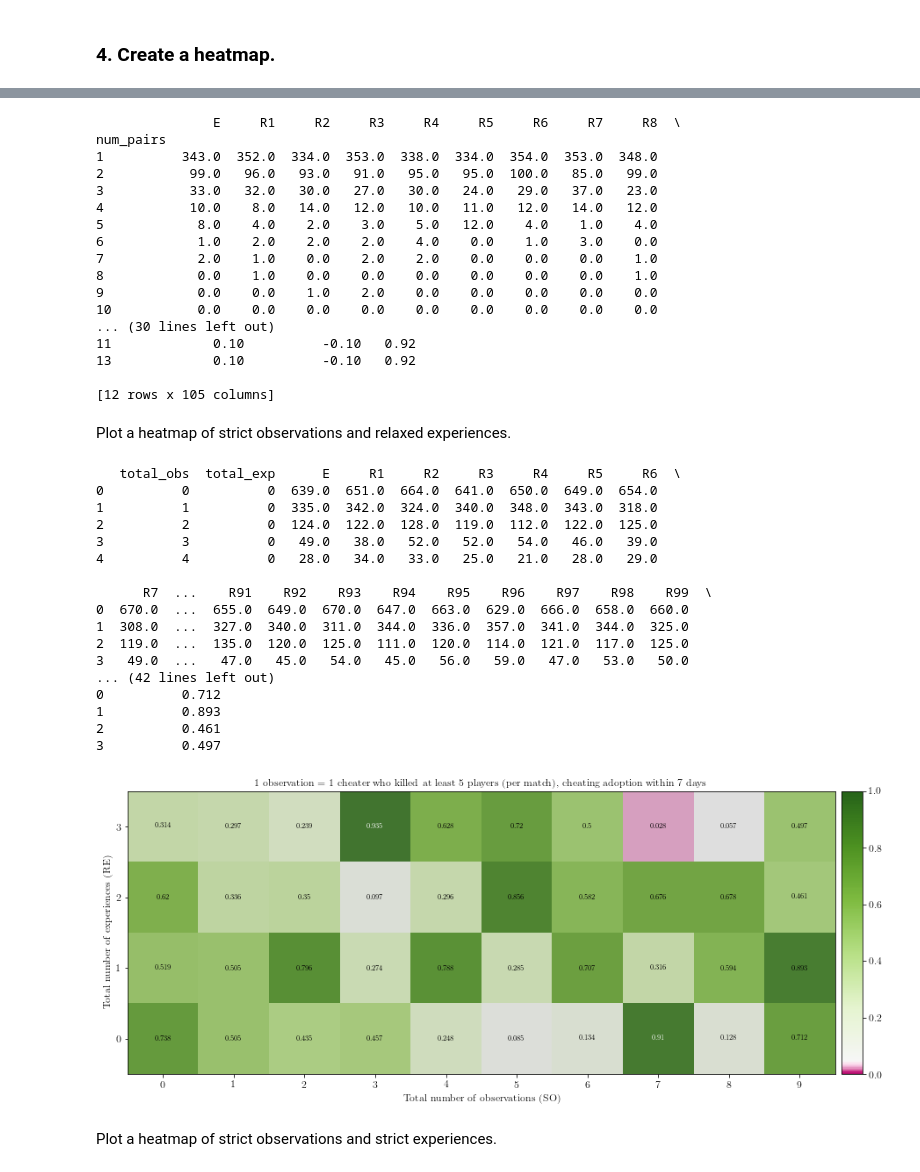
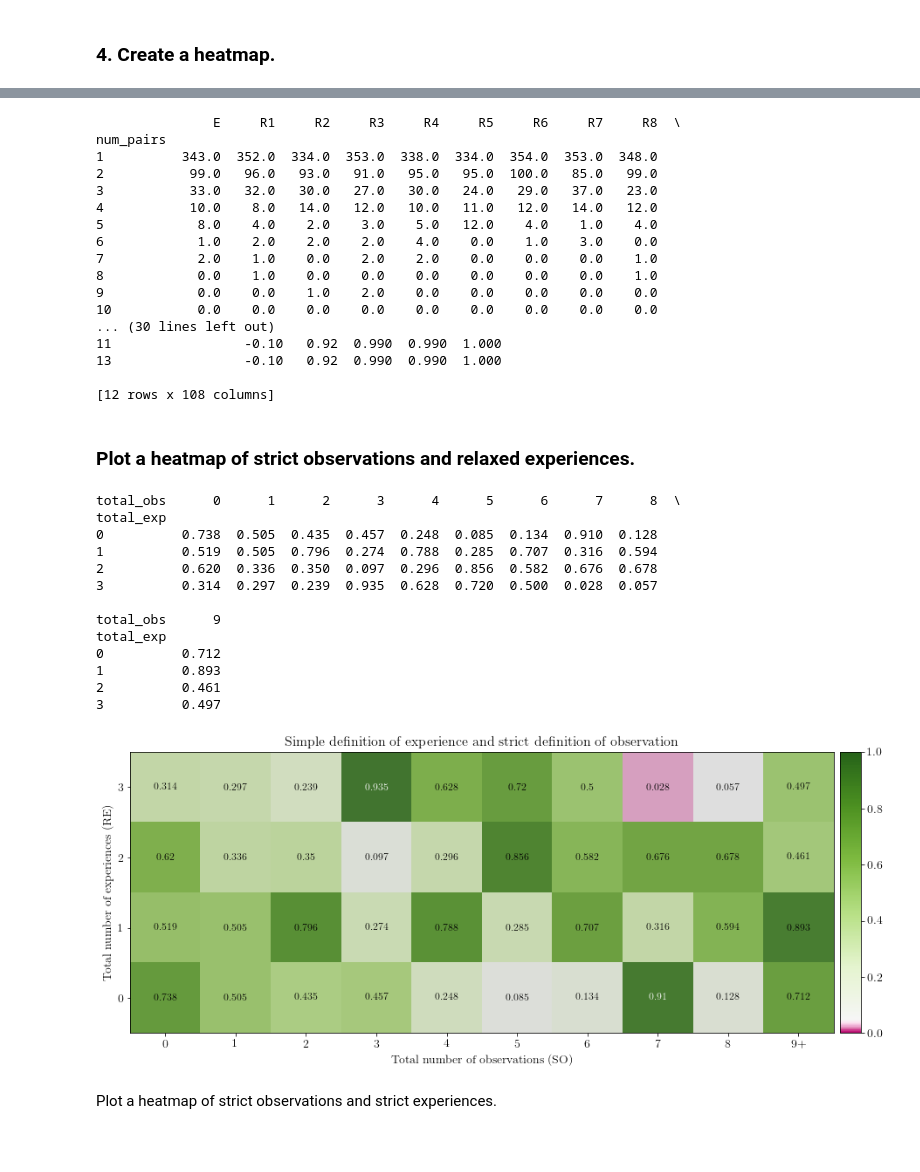
Before and after one commit to social-research/cheating, a Jupyter notebook: 06-combine-two-mechanisms.ipynb, the cells around one changed output, grey strips where cells are left out. Drawn from its saved outputs; the diff is of its cells as text; code cells hidden in the pictures; blank space fills up the shorter version.

```diff
--- a/06-combine-two-mechanisms.ipynb
+++ b/06-combine-two-mechanisms.ipynb
@@ -350,13 +350,13 @@ params = {
     'image.cmap': 'PiYG',
     'axes.grid': False,
     'savefig.dpi': 150,
-    'axes.labelsize': 12, # Adjust the font size of x and y labels.
-    'axes.titlesize': 12,
+    'axes.labelsize': 14, # Adjust the font size of x and y labels.
+    'axes.titlesize': 16,
     'axes.facecolor': 'gray',
-    'font.size': 8,
+    'font.size': 12,
     'legend.fontsize': 6,
-    'xtick.labelsize': 12,
-    'ytick.labelsize': 12,
+    'xtick.labelsize': 14,
+    'ytick.labelsize': 14,
     'text.usetex': True,
     'figure.figsize': [15, 7],
     'font.family': 'serif'
@@ -517,8 +534,15 @@ sum_tab.to_csv('sum_tab.csv', index=False)
 
 sum_tab['observed_stat'] = (sum_tab['E'] - sum_tab['rand_mean']) / sum_tab['rand_std']
 sum_tab['p_val'] = scipy.stats.norm.sf(abs(sum_tab['observed_stat'])) * 2
-sum_tab = sum_tab.round({"rand_mean":2, "rand_std":2, "observed_stat":2, "p_val":2})
+
+sum_tab['cdf'] = scipy.stats.poisson.cdf(sum_tab['E'], sum_tab['rand_mean'])
+sum_tab['pmf'] = scipy.stats.poisson.pmf(sum_tab['E'], sum_tab['rand_mean'])
+sum_tab['prob'] = 1 - sum_tab['cdf'] + sum_tab['pmf']
+
+sum_tab = sum_tab.round({"rand_mean": 2, "rand_std": 2, "observed_stat": 2,
+                         "p_val": 2, "cdf": 3, "pmf": 3, "prob": 3})
 print(sum_tab)
+sum_tab.to_csv('sum_tab.csv', index=False)
 # %% [output]
                E     R1     R2     R3     R4     R5     R6     R7     R8  \
 num_pairs
@@ -533,22 +557,23 @@ num_pairs
 9            0.0    0.0    1.0    2.0    0.0    0.0    0.0    0.0    0.0
 10           0.0    0.0    0.0    0.0    0.0    0.0    0.0    0.0    0.0
 ... (30 lines left out)
-11             0.10          -0.10   0.92
-13             0.10          -0.10   0.92
+11                 -0.10   0.92  0.990  0.990  1.000
+13                 -0.10   0.92  0.990  0.990  1.000
 
-[12 rows x 105 columns]
+[12 rows x 108 columns]
 # %% [markdown]
-Plot a heatmap of strict observations and relaxed experiences.
+### Plot a heatmap of strict observations and relaxed experiences.
 # %%
 merged_df = pd.read_csv('data/SO_RE.csv')
 test_dat = merged_df.sort_values(['total_exp', 'total_obs']).reset_index(drop=True)
-print(test_dat.head())
+# print(test_dat.head())
 
 col_list = list(test_dat.columns[2:])
 
 res = test_dat.groupby([test_dat.total_exp, pd.cut(test_dat.total_obs,
                                                    [-np.inf, 0, 1, 2, 3, 4, 5, 6, 7, 8, np.inf],
-                                                   labels = [0, 1, 2, 3, 4, 5, 6, 7, 8, 9])])[col_list].sum().reset_index()
+                                                   labels = [0, 1, 2, 3, 4,
+                                                             5, 6, 7, 8, 9])])[col_list].sum().reset_index()
 
 test_dat = res.groupby([res.total_obs, pd.cut(res.total_exp,[-np.inf, 0, 1, 2, np.inf],
                                               labels = [0, 1, 2, 3])])[col_list].sum().reset_index()
@@ -559,54 +584,50 @@ test_dat['pmf'] = scipy.stats.poisson.pmf(test_dat['E'], test_dat['rand_mean'])
 test_dat['prob'] = 1 - test_dat['cdf'] + test_dat['pmf']
 
 test_dat = test_dat.round({"rand_mean":2, "cdf":3, "pmf":3, "prob":3})
-print(test_dat.head())
+# print(test_dat.head())
 
 piv = pd.pivot_table(test_dat, values="prob",index=["total_exp"], columns=["total_obs"])
 print(piv)
 
 # Plot a heatmap.
 norm = DivergingNorm(vmin=0, vcenter=0.05, vmax=1)
-
 fig, ax = plt.subplots()
 img1 = ax.imshow(piv, alpha=0.8, norm=norm)
 ax.set_xticks(np.arange(piv.shape[1]))
+new_xticks = [0, 1, 2, 3, 4, 5, 6, 7, 8, '9+']
+ax.set_xticklabels(new_xticks)
 ax.set_yticks(np.arange(piv.shape[0]))
-plt.title('1 observation = 1 cheater who killed at least 5 players (per match), cheating adoption within 7 days')
+plt.title('Simple definition of experience and strict definition of observation')
 plt.xlabel('Total number of observations (SO)')
 plt.ylabel('Total number of experiences (RE)')
 
 textcolors = ["k", "w"]
 
 for y in range(piv.shape[0]):
     for x in range(piv.shape[1]):
         if np.isnan(piv[x][y]) == False:
             text = ax.text(x, y, piv[x][y], ha="center", va="center",
                            color=textcolors[1 if piv[x][y] <= 0.01 or piv[x][y] >= 0.9 else 0])
 
-
 cbar = colorbar(img1)
 cbar.solids.set_edgecolor("face")
 plt.show()
 fig.savefig('figs/SO_RE_p_vals.png')
 # %% [output]
-   total_obs  total_exp      E     R1     R2     R3     R4     R5     R6  \
-0          0          0  639.0  651.0  664.0  641.0  650.0  649.0  654.0
-1          1          0  335.0  342.0  324.0  340.0  348.0  343.0  318.0
-2          2          0  124.0  122.0  128.0  119.0  112.0  122.0  125.0
-3          3          0   49.0   38.0   52.0   52.0   54.0   46.0   39.0
-4          4          0   28.0   34.0   33.0   25.0   21.0   28.0   29.0
+total_obs      0      1      2      3      4      5      6      7      8  \
+total_exp
+0          0.738  0.505  0.435  0.457  0.248  0.085  0.134  0.910  0.128
+1          0.519  0.505  0.796  0.274  0.788  0.285  0.707  0.316  0.594
+2          0.620  0.336  0.350  0.097  0.296  0.856  0.582  0.676  0.678
+3          0.314  0.297  0.239  0.935  0.628  0.720  0.500  0.028  0.057
 
-      R7  ...    R91    R92    R93    R94    R95    R96    R97    R98    R99  \
-0  670.0  ...  655.0  649.0  670.0  647.0  663.0  629.0  666.0  658.0  660.0
-1  308.0  ...  327.0  340.0  311.0  344.0  336.0  357.0  341.0  344.0  325.0
-2  119.0  ...  135.0  120.0  125.0  111.0  120.0  114.0  121.0  117.0  125.0
-3   49.0  ...   47.0   45.0   54.0   45.0   56.0   59.0   47.0   53.0   50.0
-... (42 lines left out)
+total_obs      9
+total_exp
 0          0.712
 1          0.893
 2          0.461
 3          0.497
-[figure, old version]
+[figure, new version]
 # %% [markdown]
 Plot a heatmap of strict observations and strict experiences.
 # %%
```
Also changed, not shown: parts of 8 cells of this notebook, 16 other files.
